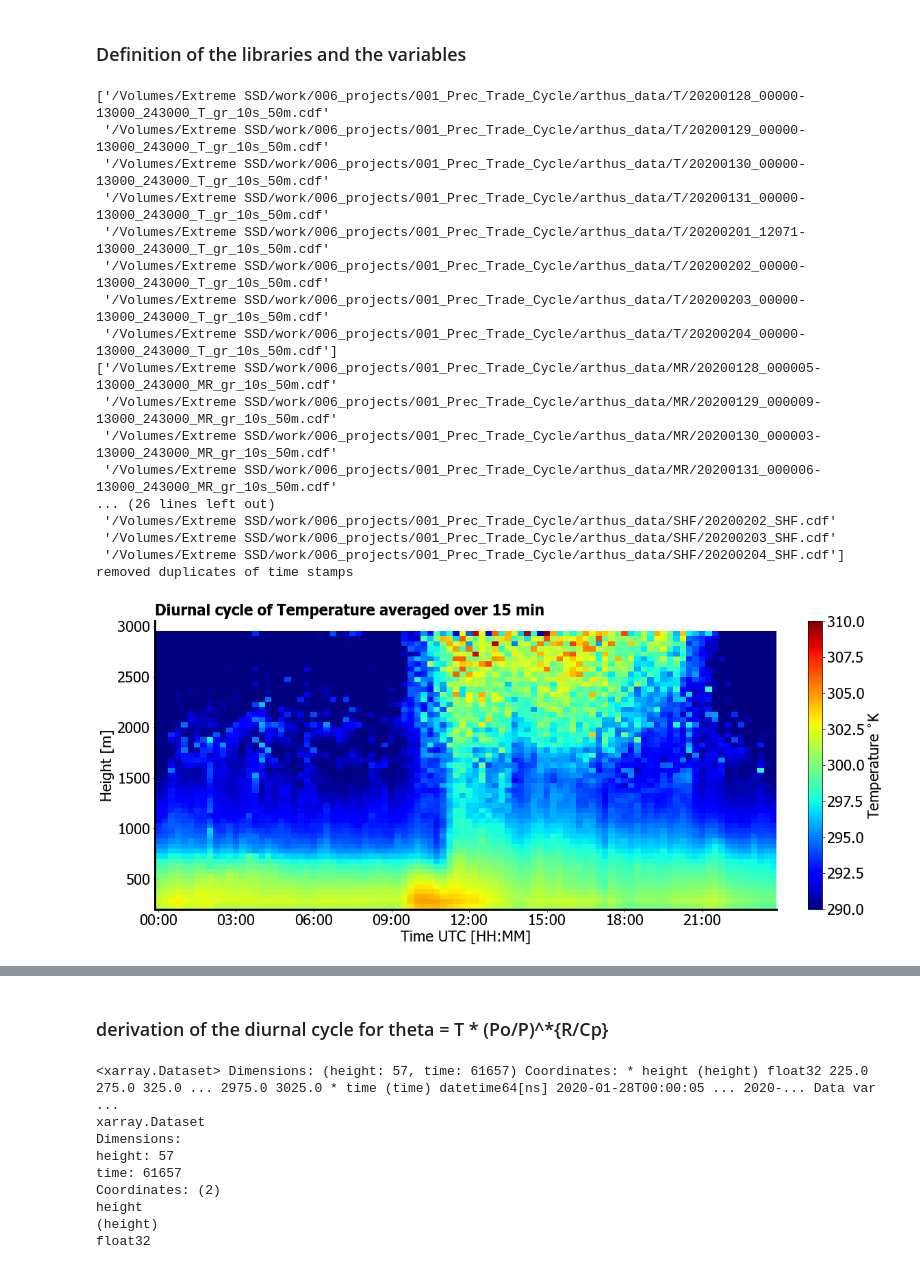
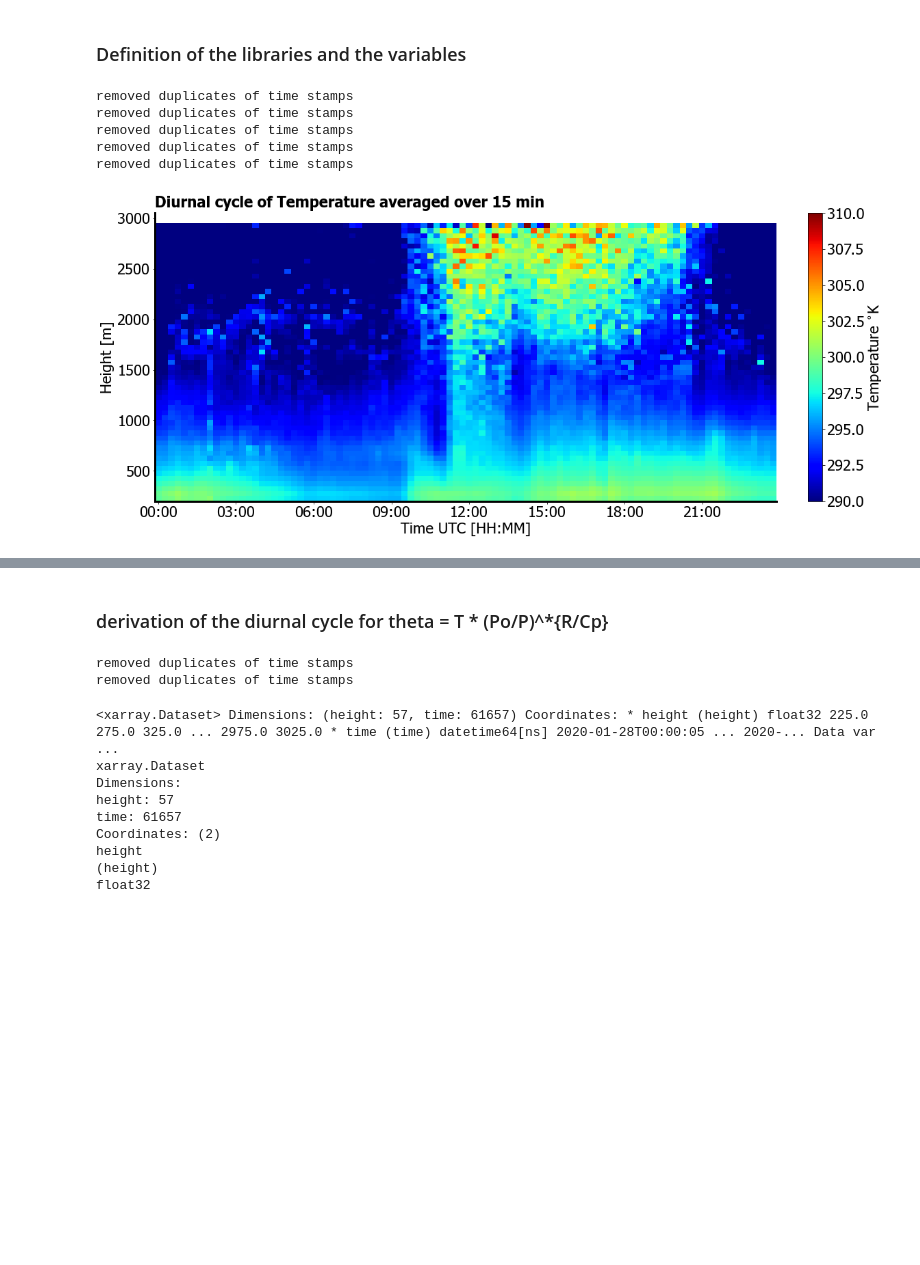
Before and after one commit to ClauClouds/SST-impact, a Jupyter notebook: calculate_diurnal_cycle_arthus_vars.ipynb, the cells around one changed output, grey strips where cells are left out. Saved outputs shown, nothing was run; the diff lists cells and outputs as text; code cells hidden in the pictures; blank space fills up the shorter version.

Commit message:
calculating diurnal cycle with new data and start modifying routine to remove DC

```diff
--- a/calculate_diurnal_cycle_arthus_vars.ipynb
+++ b/calculate_diurnal_cycle_arthus_vars.ipynb
@@ -32,7 +32,7 @@ def f_closest(array,value):
 
 
 # output paths for plots and data files
-path_out_plots = '/Volumes/Extreme SSD/work/006_projects/001_Prec_Trade_Cycle/SST_impact_work/plots/'
+path_out_plots = '/Volumes/Extreme SSD/work/006_projects/001_Prec_Trade_Cycle/SST_impact_work/plots_paper/'
 path_out ='/Volumes/Extreme SSD/work/006_projects/001_Prec_Trade_Cycle/post_processed_data/diurnal_cycle/'
 
 dict_plot_settings = {
@@ -142,17 +142,21 @@ def f_clean_lidar_signal_from_noise_v1(data_path, dict_var, noise_mask_file):
     note: this version of the function (v1) reads the entire dataset at once.
     For a function working on a single day, check V2
     '''
-    arthus_files = np.sort(glob.glob(data_path+'*.cdf'))
+    if (dict_var['var_name'] != 'LHF') & (dict_var['var_name'] != 'SHF'):
+
+        arthus_files = np.sort(glob.glob(data_path+'*10s_50m.cdf'))
+    else:
+        arthus_files = np.sort(glob.glob(data_path+'*.cdf'))
+
     #print (arthus_files)
     # merging data from each day in a single xarray dataset
     arthus_data = xr.open_mfdataset(arthus_files)
 
-
     # removing time duplicates for LHF and SHF file
-    if (dict_var['var_name'] == 'LHF') | (dict_var['var_name'] == 'SHF'):
-        _, index = np.unique(arthus_data['Time'], return_index=True)
-        arthus_data = arthus_data.isel(Time=index)
-        print('removed duplicates of time stamps')
+    #if (dict_var['var_name'] == 'LHF') | (dict_var['var_name'] == 'SHF'):
+    _, index = np.unique(arthus_data['Time'], return_index=True)
+    arthus_data = arthus_data.isel(Time=index)
+    print('removed duplicates of time stamps')
 
 
     # set to nan the values out of the thresholds for the selected variable
@@ -260,47 +264,38 @@ noise_mask_file = '/Volumes/Extreme SSD/work/006_projects/001_Prec_Trade_Cycle/a
 # %%
 
 for i_dict, dict_var in enumerate(dict_list):
 
+    print('removing noise from '+dict_var['var_name'])
     # reading the data and removing outliers and pixels above cloud base
-    data_path = '/Volumes/Extreme SSD/work/006_projects/001_Prec_Trade_Cycle/arthus_data/'+dict_var['var_name']+'/'
+    data_path = '/Volumes/Extreme SSD/work/006_projects/001_Prec_Trade_Cycle/arthus_data_2/'+dict_var['var_name']+'/'
     arthus_no_noise = f_clean_lidar_signal_from_noise_v1(data_path, dict_var, noise_mask_file)
+
+    print('calculate diurnal cycle')
 
     # calculating diurnal cycle using the function above
     d_cycle = f_calc_diurnal_cycle(arthus_no_noise, dict_var, path_out)
 
     # plot of the diurnal cycle calculated
     fig2, axs = plt.subplots(1,1, figsize=(16,7), constrained_layout=True)
     axs.spines["top"].set_visible(False)
     axs.spines["right"].set_visible(False)
     axs.spines["bottom"].set_linewidth(3)
     axs.spines["left"].set_linewidth(3)
     mesh1 = axs.pcolormesh(pd.to_datetime(d_cycle['Time'].values), d_cycle['Height'].values, \
                                  d_cycle['diurnal_cycle'].values.T, vmin=dict_var['var_min'], \
                                  vmax=dict_var['var_max'], cmap=dict_var['cmap'], rasterized=True)
     cbar = fig2.colorbar(mesh1, ax=axs, label=dict_var['var_string']+dict_var['var_units'], \
                             location='right', aspect=20, use_gridspec=grid)
     axs.set_xlabel('Time UTC [HH:MM]')
     axs.set_ylabel('Height [m]')
     axs.xaxis.set_major_formatter(mdates.DateFormatter("%H:%M"))
     axs.text(0, 1.02, 'Diurnal cycle of '+dict_var['var_string']+' averaged over '+dict_var['avg_time']+' min', \
                 fontweight='black', transform=axs.transAxes)
     fig2.savefig(path_out_plots+dict_var['var_name']+'_diurnal_cycle.png')
 # %% [output]
-['/Volumes/Extreme SSD/work/006_projects/001_Prec_Trade_Cycle/arthus_data/T/20200128_00000-13000_243000_T_gr_10s_50m.cdf'
- '/Volumes/Extreme SSD/work/006_projects/001_Prec_Trade_Cycle/arthus_data/T/20200129_00000-13000_243000_T_gr_10s_50m.cdf'
- '/Volumes/Extreme SSD/work/006_projects/001_Prec_Trade_Cycle/arthus_data/T/20200130_00000-13000_243000_T_gr_10s_50m.cdf'
- '/Volumes/Extreme SSD/work/006_projects/001_Prec_Trade_Cycle/arthus_data/T/20200131_00000-13000_243000_T_gr_10s_50m.cdf'
- '/Volumes/Extreme SSD/work/006_projects/001_Prec_Trade_Cycle/arthus_data/T/20200201_12071-13000_243000_T_gr_10s_50m.cdf'
- '/Volumes/Extreme SSD/work/006_projects/001_Prec_Trade_Cycle/arthus_data/T/20200202_00000-13000_243000_T_gr_10s_50m.cdf'
- '/Volumes/Extreme SSD/work/006_projects/001_Prec_Trade_Cycle/arthus_data/T/20200203_00000-13000_243000_T_gr_10s_50m.cdf'
- '/Volumes/Extreme SSD/work/006_projects/001_Prec_Trade_Cycle/arthus_data/T/20200204_00000-13000_243000_T_gr_10s_50m.cdf']
-['/Volumes/Extreme SSD/work/006_projects/001_Prec_Trade_Cycle/arthus_data/MR/20200128_000005-13000_243000_MR_gr_10s_50m.cdf'
- '/Volumes/Extreme SSD/work/006_projects/001_Prec_Trade_Cycle/arthus_data/MR/20200129_000009-13000_243000_MR_gr_10s_50m.cdf'
- '/Volumes/Extreme SSD/work/006_projects/001_Prec_Trade_Cycle/arthus_data/MR/20200130_000003-13000_243000_MR_gr_10s_50m.cdf'
- '/Volumes/Extreme SSD/work/006_projects/001_Prec_Trade_Cycle/arthus_data/MR/20200131_000006-13000_243000_MR_gr_10s_50m.cdf'
-... (26 lines left out)
- '/Volumes/Extreme SSD/work/006_projects/001_Prec_Trade_Cycle/arthus_data/SHF/20200202_SHF.cdf'
- '/Volumes/Extreme SSD/work/006_projects/001_Prec_Trade_Cycle/arthus_data/SHF/20200203_SHF.cdf'
- '/Volumes/Extreme SSD/work/006_projects/001_Prec_Trade_Cycle/arthus_data/SHF/20200204_SHF.cdf']
 removed duplicates of time stamps
+removed duplicates of time stamps
+removed duplicates of time stamps
+removed duplicates of time stamps
+removed duplicates of time stamps
-[figure, old version]
+[figure, new version]
@@ -317,8 +312,8 @@ removed duplicates of time stamps
 ### derivation of the diurnal cycle for theta = T * (Po/P)^*{R/Cp}
 # %%
 # reading full ensemble of days for T and MR
-T_files = np.sort(glob.glob('/Volumes/Extreme SSD/work/006_projects/001_Prec_Trade_Cycle/arthus_data/T/*.cdf'))
-MR_files = np.sort(glob.glob('/Volumes/Extreme SSD/work/006_projects/001_Prec_Trade_Cycle/arthus_data/MR/*.cdf'))
+T_files = np.sort(glob.glob('/Volumes/Extreme SSD/work/006_projects/001_Prec_Trade_Cycle/arthus_data_2/T/*10s_50m.cdf'))
+MR_files = np.sort(glob.glob('/Volumes/Extreme SSD/work/006_projects/001_Prec_Trade_Cycle/arthus_data_2/MR/*10s_50m.cdf'))
 
 # reading necessary Arthus files:
 # temperature files
@@ -327,9 +322,9 @@ MR_data = xr.open_mfdataset(MR_files)
 
 
 # cleaning starting fields from noise
-T_path = '/Volumes/Extreme SSD/work/006_projects/001_Prec_Trade_Cycle/arthus_data/T/'
+T_path = '/Volumes/Extreme SSD/work/006_projects/001_Prec_Trade_Cycle/arthus_data_2/T/'
 T_data  = f_clean_lidar_signal_from_noise_v1(T_path, T_dict, noise_mask_file)
-MR_path = '/Volumes/Extreme SSD/work/006_projects/001_Prec_Trade_Cycle/arthus_data/MR/'
+MR_path = '/Volumes/Extreme SSD/work/006_projects/001_Prec_Trade_Cycle/arthus_data_2/MR/'
 MR_data  = f_clean_lidar_signal_from_noise_v1(MR_path, WVMR_dict, noise_mask_file)
 
 
@@ -343,6 +338,9 @@ MR_data = MR_data.rename_dims({'Time':'time'})
 MR_data = MR_data.rename_dims({'Height':'height'})
 MR_data = MR_data.rename_vars({'Time':'time'})
 MR_data = MR_data.rename_vars({'Height':'height'})
+# %% [output]
+removed duplicates of time stamps
+removed duplicates of time stamps
 # %%
 T_data
 # %% [output]
```
Also changed, not shown: parts of 4 cells of this notebook, 1 other file.
